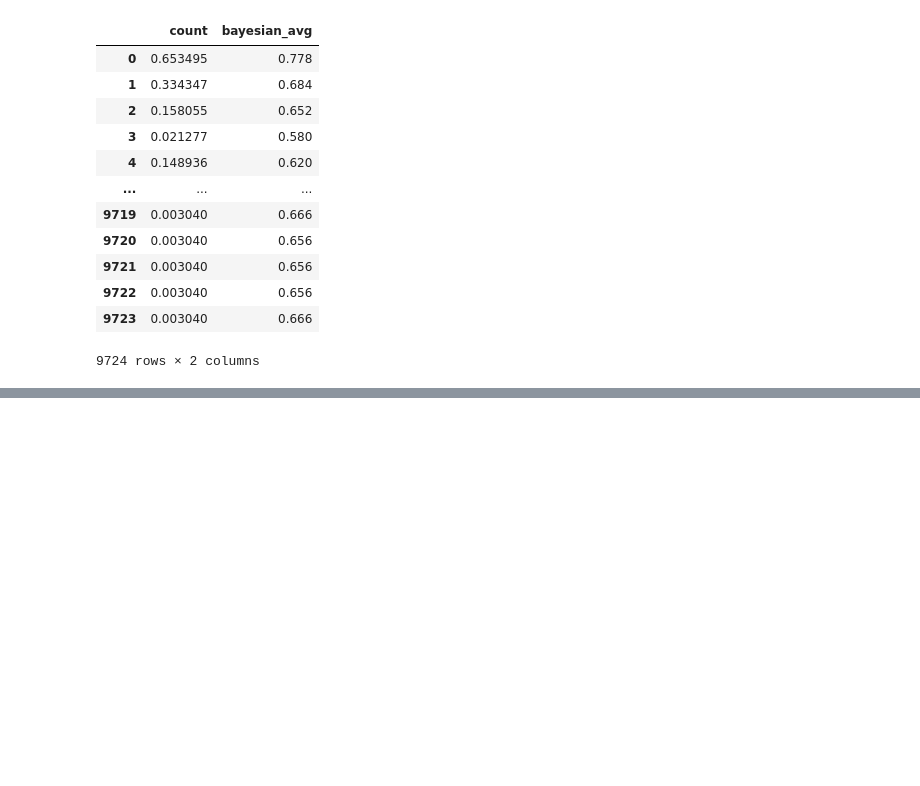
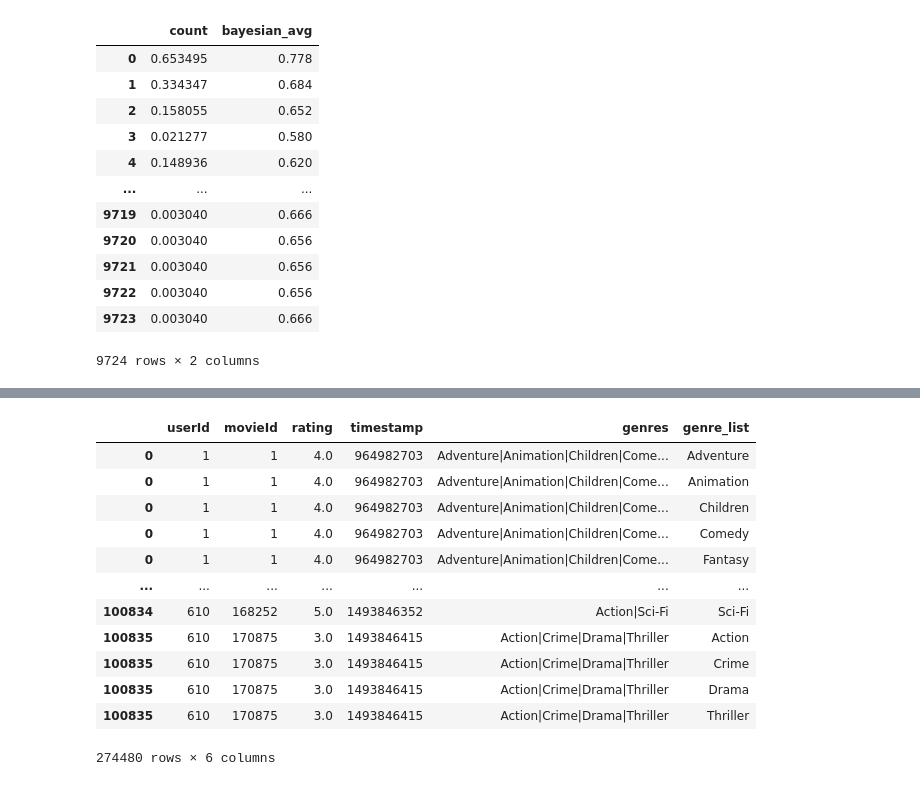
Before and after one commit to tijanatoskovic/Movies-Recommendations, a Jupyter notebook: ga/genetic_algorithm.ipynb, the cells around one changed output, grey strips where cells are left out. Drawn from its saved outputs; the diff is of its cells as text; code cells hidden in the pictures; blank space fills up the shorter version.

Commit message:
Extract user preferences from their ratings

```diff
--- a/ga/genetic_algorithm.ipynb
+++ b/ga/genetic_algorithm.ipynb
@@ -547,0 +615,4 @@ movies[['count', 'bayesian_avg']]
+# %%
+movies = pd.read_csv('../data/ml-latest-small/movies.csv')
+ratings_with_genres = ratings.merge(movies[['movieId', 'genres']], on='movieId')
+ratings_with_genres
@@ -547,0 +633,19 @@ movies[['count', 'bayesian_avg']]
+# %%
+# Split genres and explode (one row per genre)
+ratings_with_genres['genre_list'] = ratings_with_genres['genres'].str.split('|')
+genre_exploded = ratings_with_genres.explode('genre_list')
+genre_exploded
+# %% [output]
+|  | userId | movieId | rating | timestamp | genres | genre_list |
+| 0 | 1 | 1 | 4.0 | 964982703 | Adventure|Animation|Children|Come... | Adventure |
+| 0 | 1 | 1 | 4.0 | 964982703 | Adventure|Animation|Children|Come... | Animation |
+| 0 | 1 | 1 | 4.0 | 964982703 | Adventure|Animation|Children|Come... | Children |
+| 0 | 1 | 1 | 4.0 | 964982703 | Adventure|Animation|Children|Come... | Comedy |
+| 0 | 1 | 1 | 4.0 | 964982703 | Adventure|Animation|Children|Come... | Fantasy |
+| ... | ... | ... | ... | ... | ... | ... |
+| 100834 | 610 | 168252 | 5.0 | 1493846352 | Action|Sci-Fi | Sci-Fi |
+| 100835 | 610 | 170875 | 3.0 | 1493846415 | Action|Crime|Drama|Thriller | Action |
+| 100835 | 610 | 170875 | 3.0 | 1493846415 | Action|Crime|Drama|Thriller | Crime |
+| 100835 | 610 | 170875 | 3.0 | 1493846415 | Action|Crime|Drama|Thriller | Drama |
+| 100835 | 610 | 170875 | 3.0 | 1493846415 | Action|Crime|Drama|Thriller | Thriller |
+274480 rows × 6 columns
```
Also changed, not shown: parts of 19 cells of this notebook, 1 other file.
